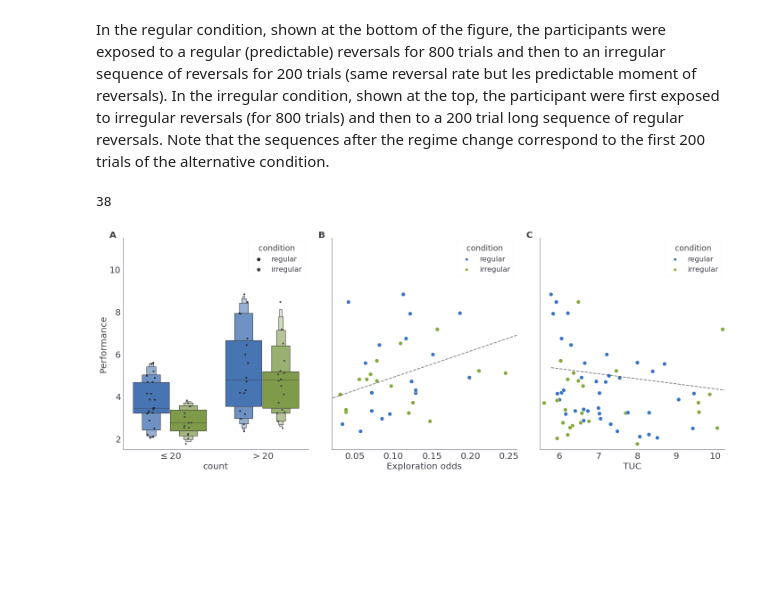
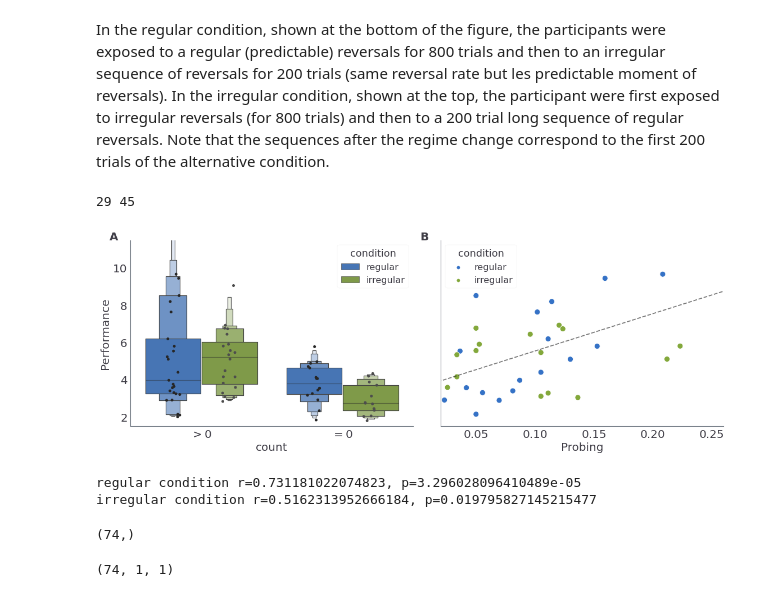
Before and after one commit to dimarkov/pybefit, a Jupyter notebook: examples/temporal_rev_learn/plot_behavioural_data.ipynb, the cells around one changed output. Saved outputs shown, nothing was run; the diff lists cells and outputs as text; code cells hidden in the pictures; blank space fills up the shorter version.

```diff
--- a/examples/temporal_rev_learn/plot_behavioural_data.ipynb
+++ b/examples/temporal_rev_learn/plot_behavioural_data.ipynb
@@ -117,62 +120,63 @@ for i in range(2):
 In the regular condition, shown at the bottom of the figure, the participants were exposed to a regular (predictable) reversals for 800 trials and then to an irregular sequence of reversals for 200 trials (same reversal rate but les predictable moment of reversals). In the irregular condition, shown at the top, the participant were first exposed to irregular reversals (for 800 trials) and then to a 200 trial long sequence of regular reversals. Note that the sequences after the regime change correspond to the first 200 trials of the alternative condition.
 # %%
 # mark subjects which generated less than 20 exploratory responses
-expl_subs = (responses_data == 2).sum(0) > 20
+expl_subs = (responses_data == 2).sum(0) > 0
 expl_sub_num = np.arange(nsub)[expl_subs]
 nexpl_sub_num = np.arange(nsub)[~expl_subs]
-print(len(nexpl_sub_num))
+print(len(nexpl_sub_num), len(expl_sub_num))
 # %% [output]
-38
+29 45
 # %%
 plt.rc('xtick', labelsize=20)
 plt.rc('ytick', labelsize=20)
 plt.rc('axes', labelsize=20)
 plt.rc('legend', fontsize=16)
 
-cutoff = 100
+cutoff = 400
 perf = np.nanmean(correct_choices_data[cutoff:-200], -2)
-states =  np.concatenate([Sreg[None].repeat(ns_reg, 0), Sirr[None].repeat(ns_irr, 0)], 0)
-tuc = trials_until_correct(np.nan_to_num(correct_choices_data).T, states, τ=3).T
-
-df = pd.DataFrame({'performance': perf/(1-perf),
-                   'TUC': np.nanmean(tuc[cutoff:-200], -2)})
+df = pd.DataFrame({'performance': perf/(1-perf)})
 
 df['exploration'] = np.nanmean(responses_data[cutoff:-200] == 2, -2)
-df['ratio'] = df['exploration'] / (1 - df['exploration'])
+df['probing'] = df['exploration'] / (1 - df['exploration'])
 
 df['condition'] = conditions.condition
-df['count'] = r'$\leq 20$'
-df.loc[expl_sub_num, 'count'] = r'$> 20$'
+df['count'] = r'$=0$'
+df.loc[expl_sub_num, 'count'] = r'$>0$'
 
-fig, axes = plt.subplots(1, 3, figsize=(20, 8), sharey=True)
+fig, axes = plt.subplots(1, 2, figsize=(16, 6), sharey=True)
 
-g = sns.stripplot(x="count", y="performance", data=df, hue='condition', size=4, color=".26", ax=axes[0], dodge=True)
 sns.boxenplot(x='count', y='performance', data=df, hue='condition', ax=axes[0], showfliers=False, k_depth='full')
+sns.stripplot(x="count", y="performance", data=df, hue='condition', color='.3', size=5, ax=axes[0], dodge=True)
 handles, _ = axes[0].get_legend_handles_labels()
+
 axes[0].legend(handles[:2], ['regular', 'irregular'], title='condition')
 
 df_expl = df.iloc[expl_sub_num]
-sns.scatterplot(x='ratio', y='performance', data=df_expl, hue='condition', ax=axes[1], s=80)
-sns.regplot(x='ratio', y='performance', data=df_expl, color='k', ax=axes[1], ci=None, scatter_kws={'alpha': 0.}, line_kws={'linestyle': '--', 'alpha':.6});
-
-sns.scatterplot(x='TUC', y='performance', data=df, hue='condition', ax=axes[2], s=80)
-sns.regplot(x='TUC', y='performance', data=df_expl, color='k', ax=axes[2], ci=None, scatter_kws={'alpha': 0.}, line_kws={'linestyle': '--', 'alpha':.6});
+sns.scatterplot(x='probing', y='performance', data=df_expl, hue='condition', ax=axes[1], s=100)
+sns.regplot(x='probing', y='performance', data=df_expl, color='k', ax=axes[1], ci=None, scatter_kws={'alpha': 0.}, line_kws={'linestyle': '--', 'alpha':.6});
 
 axes[1].set_xlim([0.02, 0.26])
-axes[2].set_xlim([5.5, 10.25])
 axes[0].set_ylim([1.5, 11.5])
 
 sns.despine(fig)
 axes[0].set_ylabel('Performance')
-axes[1].set_xlabel('Exploration odds')
+axes[1].set_xlabel('Probing')
 
-for i in range(3):
+for i in range(2):
     axes[i].text(-.075, 1., string.ascii_uppercase[i], transform=axes[i].transAxes, size=20, weight='bold')
 
 fig.align_labels()
 fig.tight_layout()
 
-# fig.savefig('Fig3.pdf', transparent=True, dpi=300)
+fig.savefig('Fig3.pdf', transparent=True, dpi=300)
 # %% [output]
-[figure, old version]
+[figure, new version]
+# %%
+from scipy.stats import pearsonr
+
+print('regular condition r={}, p={}'.format(*pearsonr(df_expl.loc[df_expl.condition=='regular'].performance, df_expl.loc[df_expl.condition=='regular'].probing)))
+print('irregular condition r={}, p={}'.format(*pearsonr(df_expl.loc[df_expl.condition=='irregular'].performance, df_expl.loc[df_expl.condition=='irregular'].probing)))
+# %% [output]
+regular condition r=0.731181022074823, p=3.296028096410489e-05
+irregular condition r=0.5162313952666184, p=0.019795827145215477
 # %%
@@ -181 +188,11 @@ samples_mixture = fits['samples'].item()
+# %%
+samples_mixture1['weights'].shape
+reg_cond = conditions.condition == 'regular'
+reg_cond.shape
+# %% [output]
+(74,)
+# %%
+np.expand_dims(reg_cond, (-1, -2)).shape
+# %% [output]
+(74, 1, 1)
 # %%
```
Also changed, not shown: parts of 18 cells of this notebook, 2 other files.
